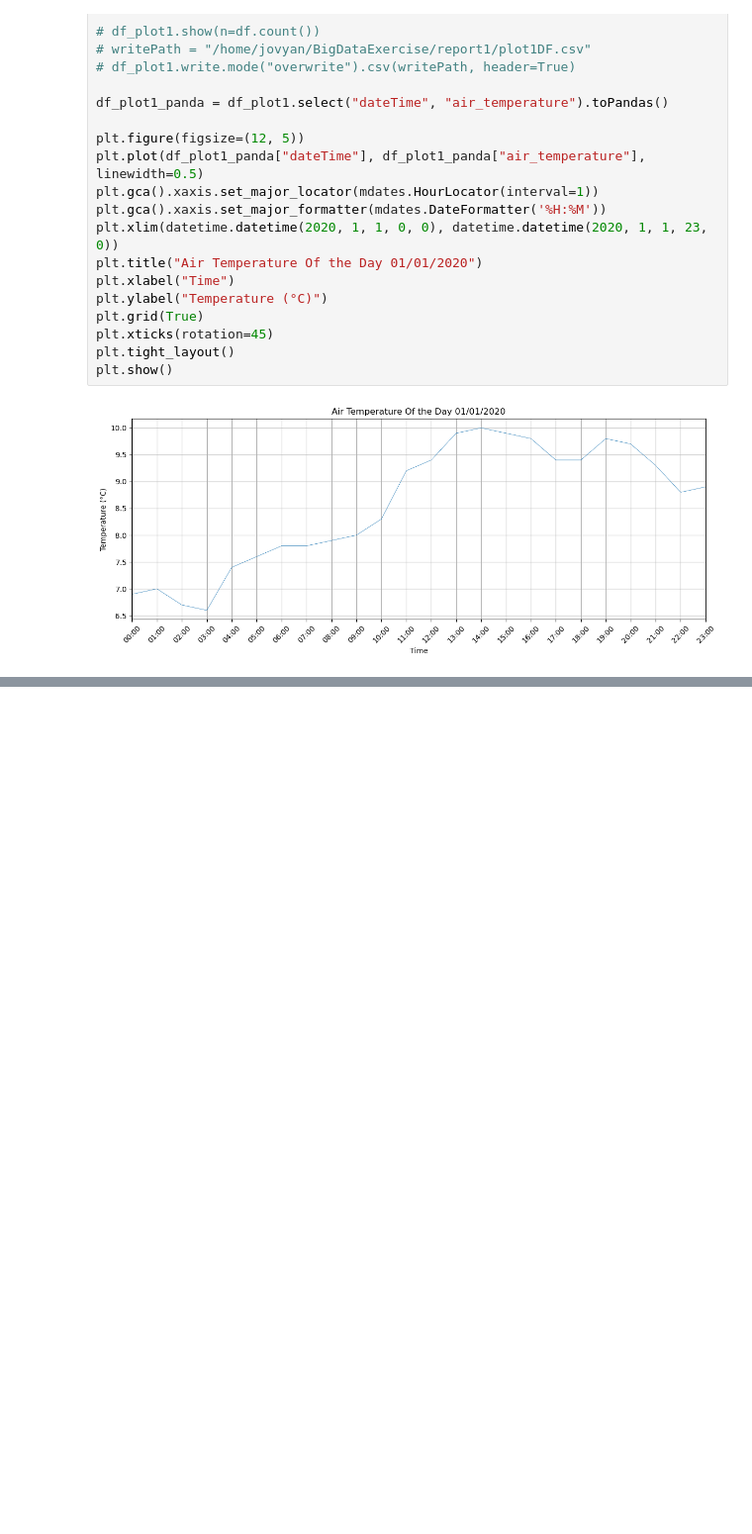
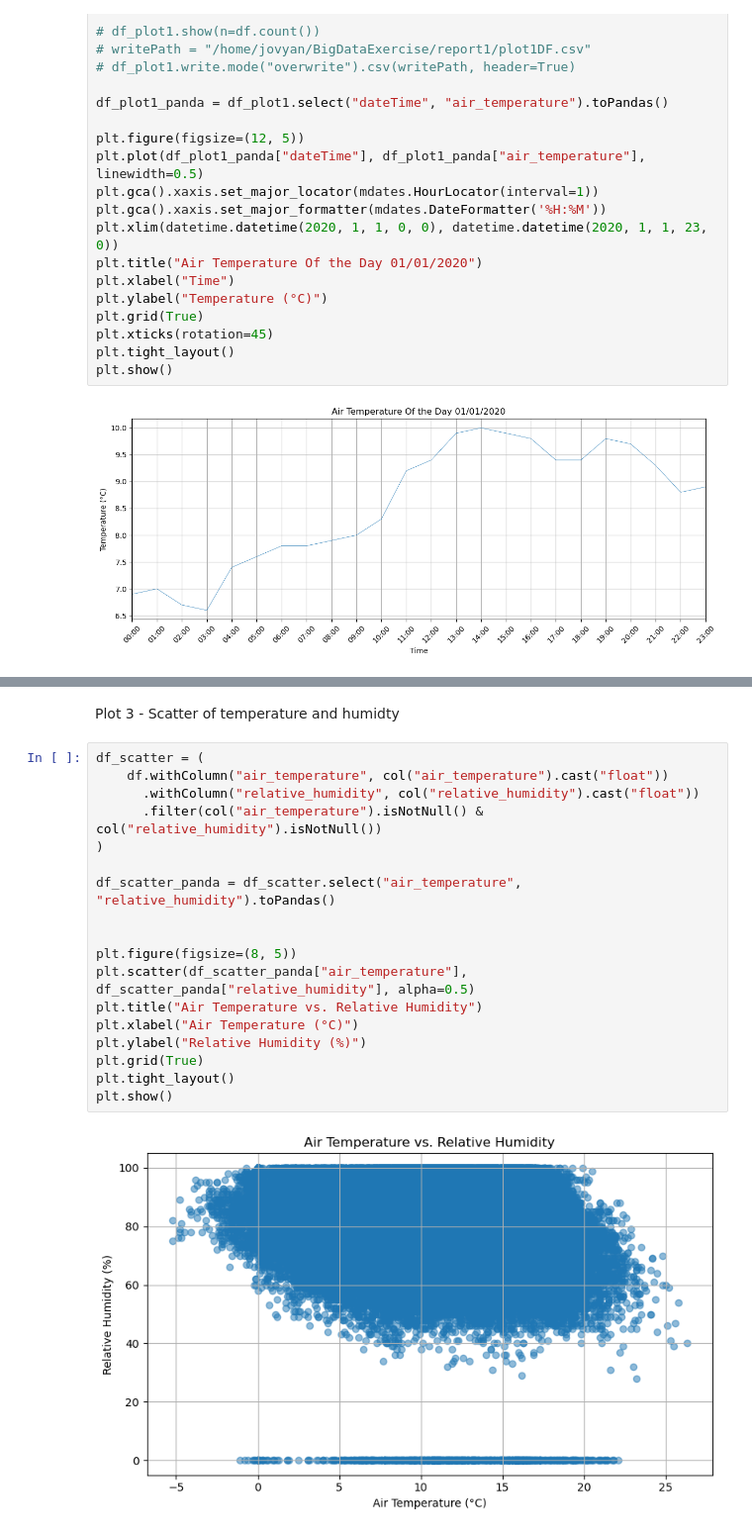
Before and after one commit to Xiru1024/BigDataExercise, a Jupyter notebook: report1/plots.ipynb, the cells around one changed output, grey strips where cells are left out. Shown at 99% size. Drawn from its saved outputs; the diff is of its cells as text; blank space fills up the shorter version.

```diff
--- a/report1/plots.ipynb
+++ b/report1/plots.ipynb
@@ -47,0 +68,22 @@ plt.show()
+# %% [markdown]
+Plot 3 - Scatter of temperature and humidty
+# %%
+df_scatter = (
+    df.withColumn("air_temperature", col("air_temperature").cast("float"))
+      .withColumn("relative_humidity", col("relative_humidity").cast("float"))
+      .filter(col("air_temperature").isNotNull() & col("relative_humidity").isNotNull())
+)
+
+df_scatter_panda = df_scatter.select("air_temperature", "relative_humidity").toPandas()
+
+
+plt.figure(figsize=(8, 5))
+plt.scatter(df_scatter_panda["air_temperature"], df_scatter_panda["relative_humidity"], alpha=0.5)
+plt.title("Air Temperature vs. Relative Humidity")
+plt.xlabel("Air Temperature (°C)")
+plt.ylabel("Relative Humidity (%)")
+plt.grid(True)
+plt.tight_layout()
+plt.show()
+# %% [output]
+[figure, added]
```
Also changed, not shown: parts of 2 cells of this notebook.
